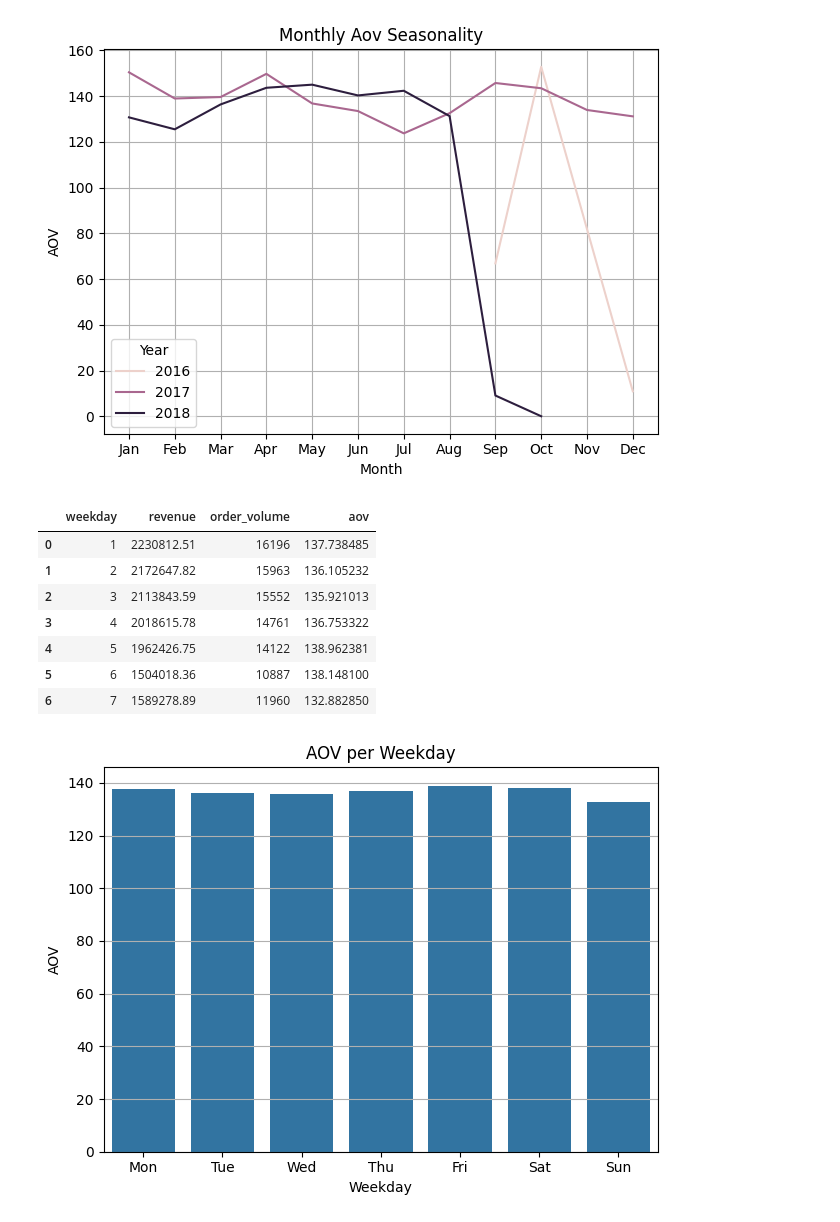
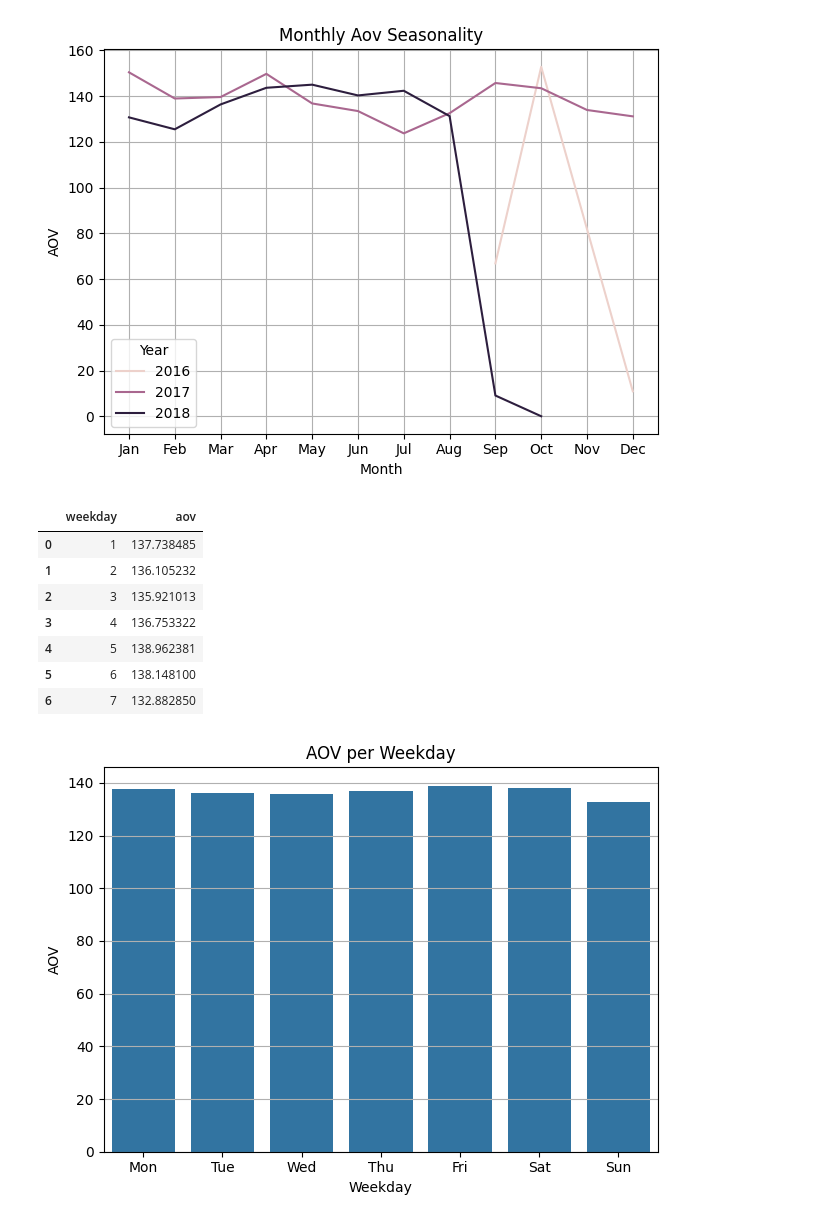
Before and after one commit to MattiaVerardi/olist-ecommerce-analytics, a Jupyter notebook: python/10_eda.ipynb, the cells around one changed output. Cells and saved outputs as stored; diff of their text form; code cells hidden in the pictures.

```diff
--- a/python/10_eda.ipynb
+++ b/python/10_eda.ipynb
@@ -1978 +2004,12 @@ A livello settimanale, il valore medio degli ordini è costante, tanto che un or
+# %%
+weekday_performance = clean_orders.groupby(
+    clean_orders["order_purchase_weekday"].rename("weekday")
+).agg(
+    revenue=("order_total_value", "sum"),
+    order_volume=("order_id", "size")
+).assign(
+    aov=lambda x: x["revenue"]/x["order_volume"]
+).sort_values(
+    "weekday"
+).reset_index()
 # %% [markdown]
@@ -2360,27 +2358,21 @@ plt.show()
 # %% [output]
 [figure]
 # %%
-aov_per_weekday = clean_orders.groupby(
-    clean_orders["order_purchase_weekday"].rename("weekday")
-).agg(
-    revenue=("order_total_value", "sum"),
-    order_volume=("order_id", "size")
-).assign(
-    aov=lambda x: x["revenue"]/x["order_volume"]
-).sort_values(
-    "weekday"
-).reset_index()
+aov_per_weekday = weekday_performance[[
+    "weekday",
+    "aov"
+]]
 
 aov_per_weekday
 # %% [output]
-|  | weekday | revenue | order_volume | aov |
-| 0 | 1 | 2230812.51 | 16196 | 137.738485 |
-| 1 | 2 | 2172647.82 | 15963 | 136.105232 |
-| 2 | 3 | 2113843.59 | 15552 | 135.921013 |
-| 3 | 4 | 2018615.78 | 14761 | 136.753322 |
-| 4 | 5 | 1962426.75 | 14122 | 138.962381 |
-| 5 | 6 | 1504018.36 | 10887 | 138.148100 |
-| 6 | 7 | 1589278.89 | 11960 | 132.882850 |
+|  | weekday | aov |
+| 0 | 1 | 137.738485 |
+| 1 | 2 | 136.105232 |
+| 2 | 3 | 135.921013 |
+| 3 | 4 | 136.753322 |
+| 4 | 5 | 138.962381 |
+| 5 | 6 | 138.148100 |
+| 6 | 7 | 132.882850 |
 # %%
 sns.barplot(
     data=aov_per_weekday,
```
Also changed, not shown: parts of 45 cells of this notebook, 1 other file.
